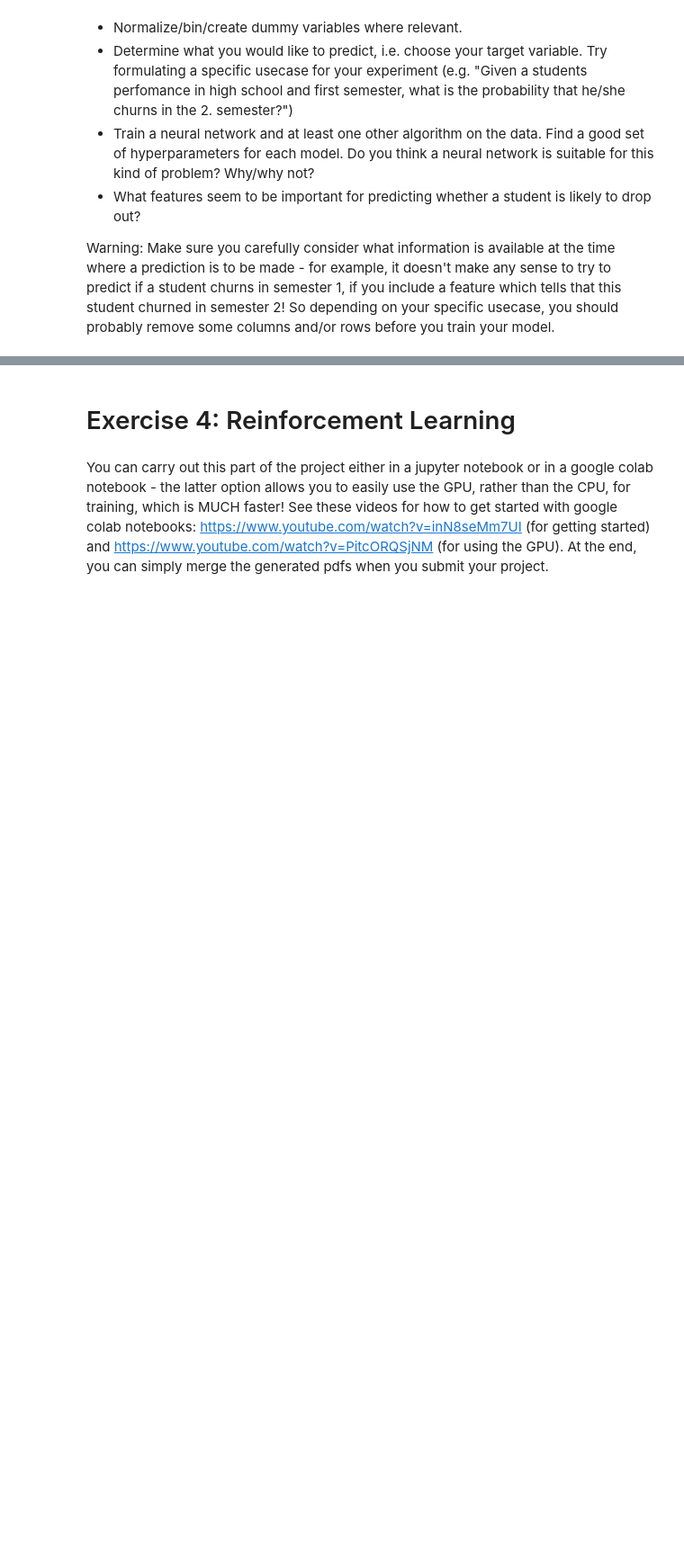
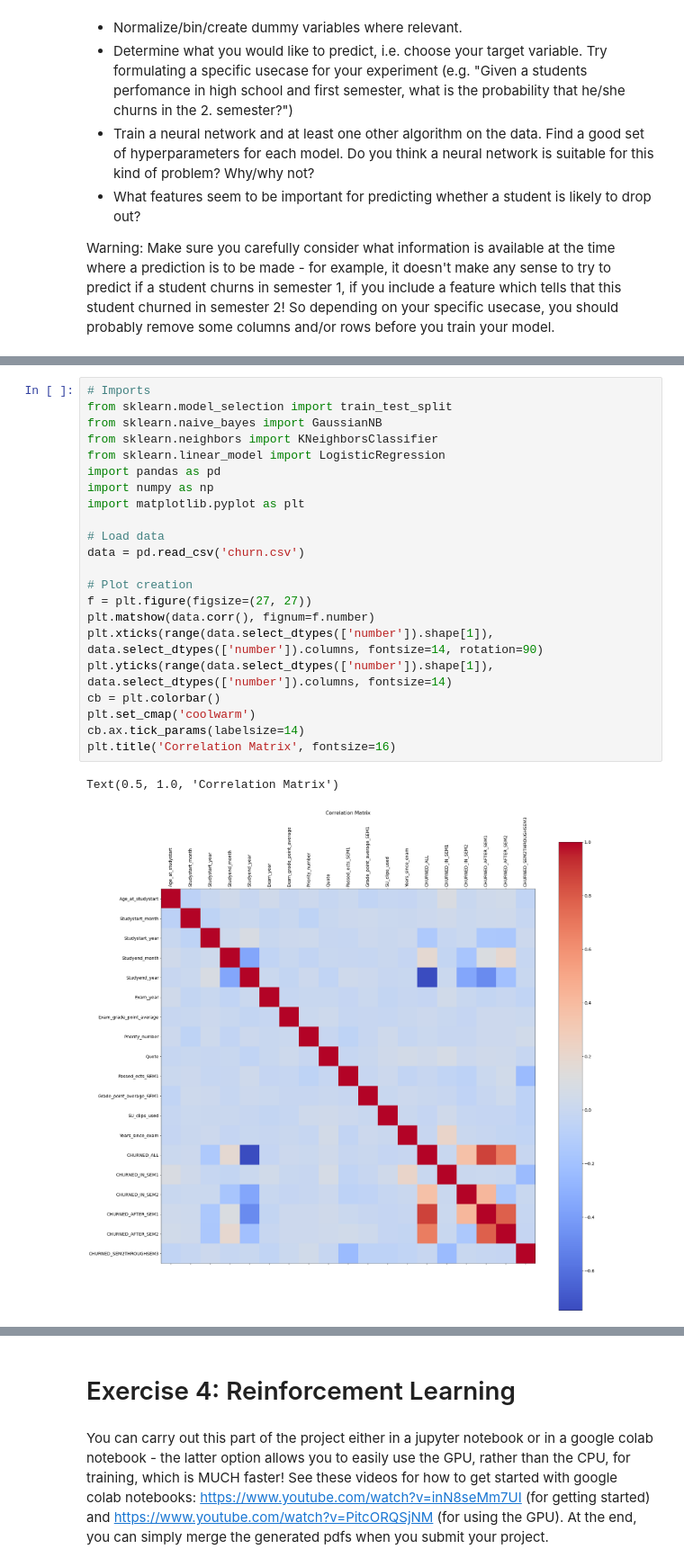
Before and after one commit to Mincoslav/MAL-Assignment, a Jupyter notebook: Assignment2.ipynb, the cells around one changed output, grey strips where cells are left out. Shown at 90% size. Saved outputs shown, nothing was run; the diff lists cells and outputs as text; blank space fills up the shorter version.

```diff
--- a/Assignment2.ipynb
+++ b/Assignment2.ipynb
@@ -170,0 +189,25 @@ Warning: Make sure you carefully consider what information is available at the t
+# %%
+# Imports
+from sklearn.model_selection import train_test_split
+from sklearn.naive_bayes import GaussianNB
+from sklearn.neighbors import KNeighborsClassifier
+from sklearn.linear_model import LogisticRegression
+import pandas as pd
+import numpy as np
+import matplotlib.pyplot as plt
+
+# Load data
+data = pd.read_csv('churn.csv')
+
+# Plot creation
+f = plt.figure(figsize=(27, 27))
+plt.matshow(data.corr(), fignum=f.number)
+plt.xticks(range(data.select_dtypes(['number']).shape[1]), data.select_dtypes(['number']).columns, fontsize=14, rotation=90)
+plt.yticks(range(data.select_dtypes(['number']).shape[1]), data.select_dtypes(['number']).columns, fontsize=14)
+cb = plt.colorbar()
+plt.set_cmap('coolwarm')
+cb.ax.tick_params(labelsize=14)
+plt.title('Correlation Matrix', fontsize=16)
+# %% [output]
+Text(0.5, 1.0, 'Correlation Matrix')
+[figure, added]
```
Also changed, not shown: parts of 12 cells of this notebook.
